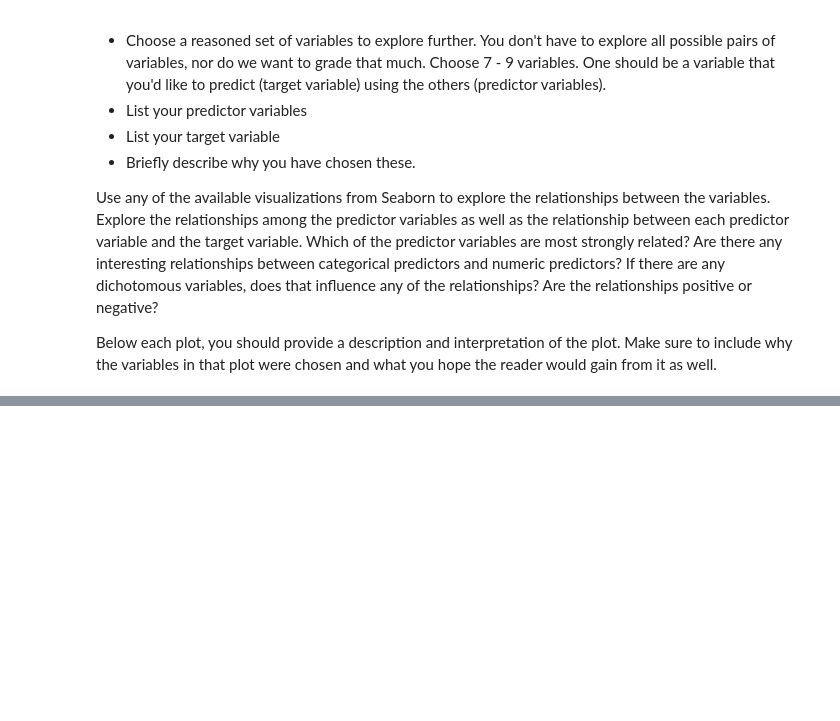
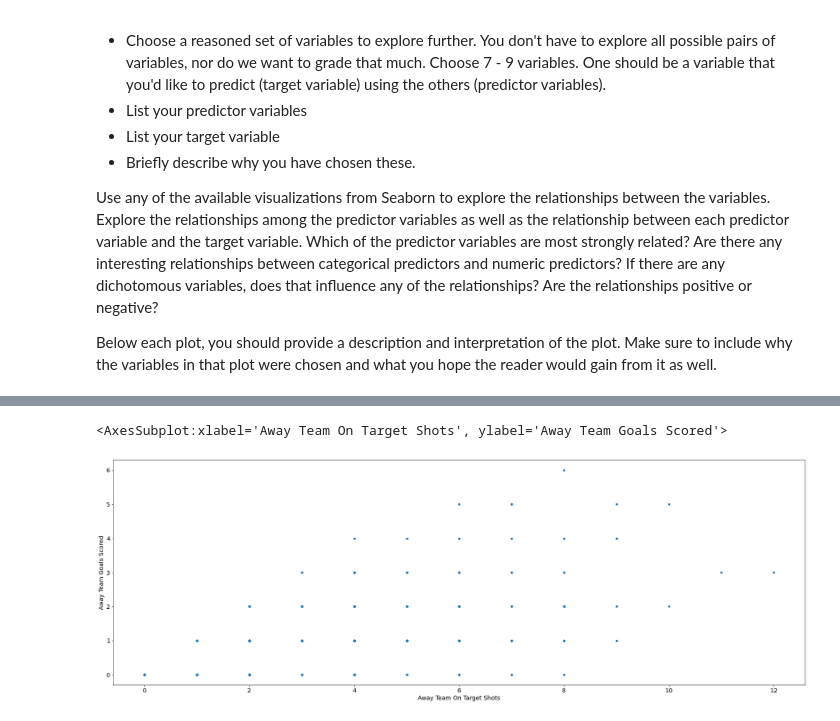
Before and after one commit to AriyanK/ML-Project2, a Jupyter notebook: Project02.ipynb, the cells around one changed output, grey strips where cells are left out. Saved outputs shown, nothing was run; the diff lists cells and outputs as text; code cells hidden in the pictures; blank space fills up the shorter version.

```diff
--- a/Project02.ipynb
+++ b/Project02.ipynb
@@ -500,0 +560,5 @@ Below each plot, you should provide a description and interpretation of the plot
+# %%
+merged.plot(kind="scatter", x="Away Team On Target Shots", y="Away Team Goals Scored", alpha=1)
+# %% [output]
+<AxesSubplot:xlabel='Away Team On Target Shots', ylabel='Away Team Goals Scored'>
+[figure, added]
```
Also changed, not shown: parts of 20 cells of this notebook.
